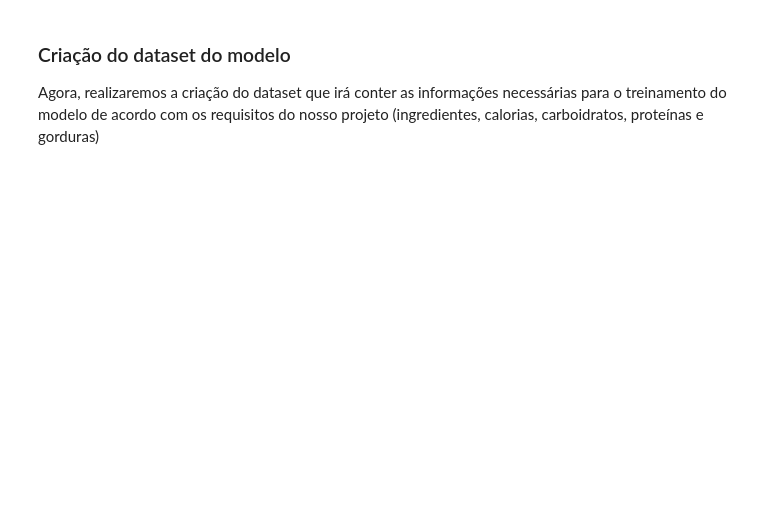
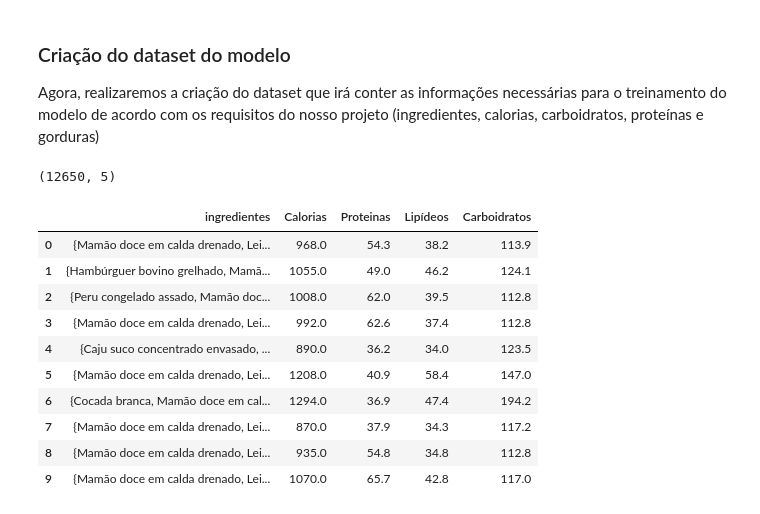
Before and after one commit to AntonioPedro04/desafio-tech-ia, a Jupyter notebook: notebooks/model_training.ipynb, the cells around one changed output. Cells and saved outputs as stored; diff of their text form; code cells hidden in the pictures; blank space fills up the shorter version.

```diff
--- a/notebooks/model_training.ipynb
+++ b/notebooks/model_training.ipynb
@@ -94,3 +98,57 @@ See the caveats in the documentation: https://pandas.pydata.org/pandas-docs/stab
 ### Criação do dataset do modelo
 
 Agora, realizaremos a criação do dataset que irá conter as informações necessárias para o treinamento do modelo de acordo com os requisitos do nosso projeto (ingredientes, calorias, carboidratos, proteínas e gorduras)
+# %%
+import itertools
+
+import pandas as pd
+
+
+# Pega 25 ingredientes aleatórios e realiza combinações entre eles (Gerando mais de 12 mil linhas de dados)
+df_subconjunto = df_semNan.sample(n=25, random_state=7)
+
+# print(df_subconjunto)
+
+
+combinacoes_resultado = []
+
+# Para cada combinaçao de refeição possível (4 ingredientes)
+for combinacao in itertools.combinations(df_subconjunto[' Nome'], 4):
+
+    # Monta um novo df apenas com os dados dos ingredientes da combinação atual
+    df_combinacao = df_subconjunto[df_subconjunto[' Nome'].isin(combinacao)]
+
+    # Soma os nutrientes da refeição
+    soma_calorias = df_combinacao[' Energia (kcal)'].sum()
+    soma_proteina = df_combinacao[' Proteína (g)'].sum()
+    soma_lipideos = df_combinacao[' Lipídeos (g)'].sum()
+    soma_carboidrato = df_combinacao[' Carboidrato (g)'].sum()
+
+    # Adiciona esses dados numa lista
+    combinacoes_resultado.append({
+        'ingredientes': set(combinacao),
+        'Calorias': soma_calorias,
+        'Proteinas': soma_proteina,
+        'Lipídeos': soma_lipideos,
+        'Carboidratos': soma_carboidrato
+    })
+
+#Transforma a lista em um df
+df_combinacoes = pd.DataFrame(combinacoes_resultado)
+
+
+print(df_combinacoes.shape)
+df_combinacoes.head(10)
+# %% [output]
+(12650, 5)
+|  | ingredientes | Calorias | Proteinas | Lipídeos | Carboidratos |
+| 0 | {Mamão doce em calda drenado, Lei... | 968.0 | 54.3 | 38.2 | 113.9 |
+| 1 | {Hambúrguer bovino grelhado, Mamã... | 1055.0 | 49.0 | 46.2 | 124.1 |
+| 2 | {Peru congelado assado, Mamão doc... | 1008.0 | 62.0 | 39.5 | 112.8 |
+| 3 | {Mamão doce em calda drenado, Lei... | 992.0 | 62.6 | 37.4 | 112.8 |
+| 4 | {Caju suco concentrado envasado, ... | 890.0 | 36.2 | 34.0 | 123.5 |
+| 5 | {Mamão doce em calda drenado, Lei... | 1208.0 | 40.9 | 58.4 | 147.0 |
+| 6 | {Cocada branca, Mamão doce em cal... | 1294.0 | 36.9 | 47.4 | 194.2 |
+| 7 | {Mamão doce em calda drenado, Lei... | 870.0 | 37.9 | 34.3 | 117.2 |
+| 8 | {Mamão doce em calda drenado, Lei... | 935.0 | 54.8 | 34.8 | 112.8 |
+| 9 | {Mamão doce em calda drenado, Lei... | 1070.0 | 65.7 | 42.8 | 117.0 |
```
Also changed, not shown: parts of 7 cells of this notebook.
